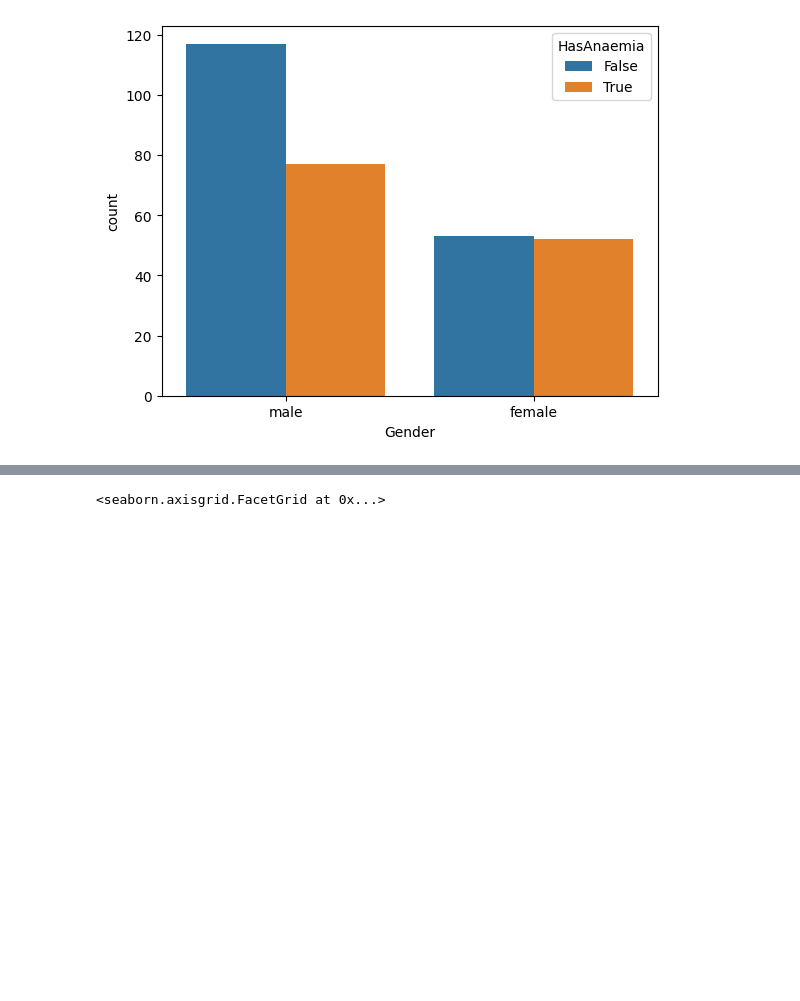
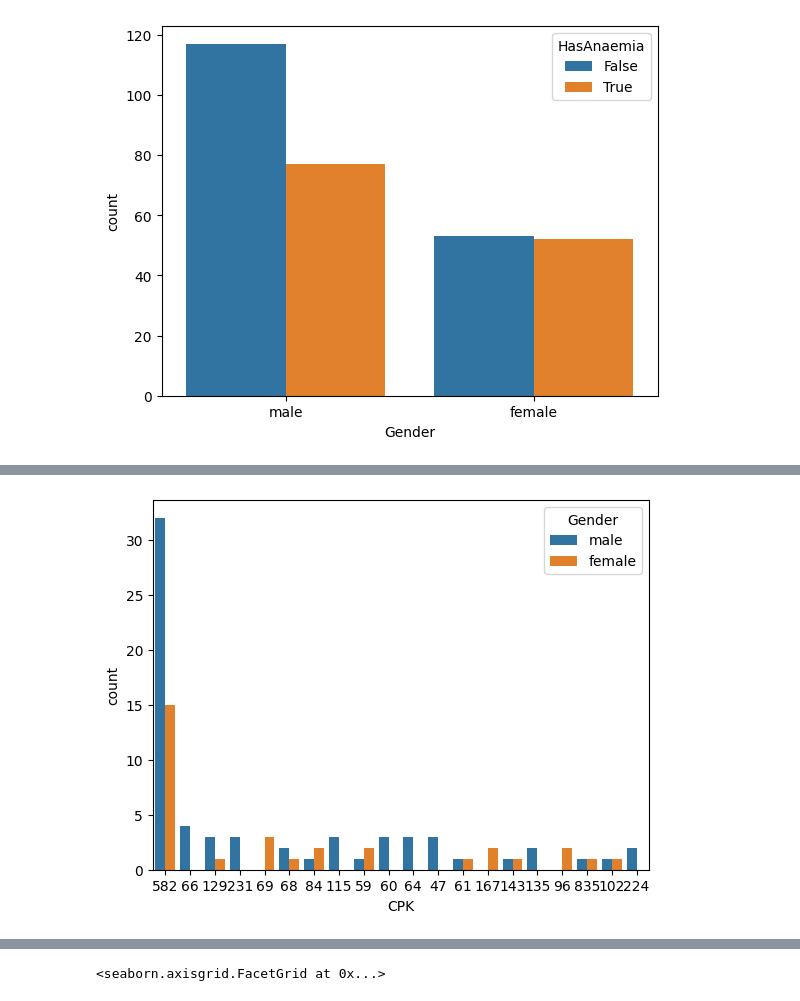
Before and after one commit to BertaVives/Analisis-de-la-insuficiencia-cardiaca, a Jupyter notebook: src/EDA.ipynb, the cells around one changed output, grey strips where cells are left out. Drawn from its saved outputs; the diff is of its cells as text; code cells hidden in the pictures; blank space fills up the shorter version.

```diff
--- a/src/EDA.ipynb
+++ b/src/EDA.ipynb
@@ -590,0 +607,7 @@ plt.show()
+# %%
+# 1
+#sns.displot(data, x="CPK", hue="Gender", kind="kde", fill=True)
+sns.countplot(x ='CPK', hue = "Gender", data=data, order= data['CPK'].value_counts().index[0:20])
+plt.show()
+# %% [output]
+[figure, added]
```
Also changed, not shown: parts of 41 cells of this notebook, 2 other files.
